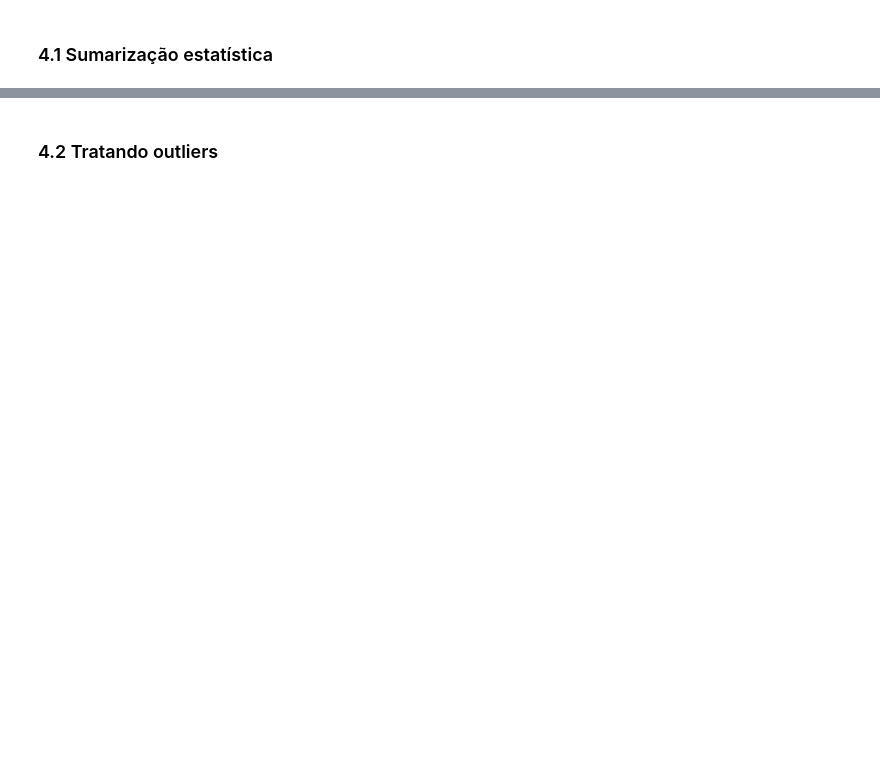
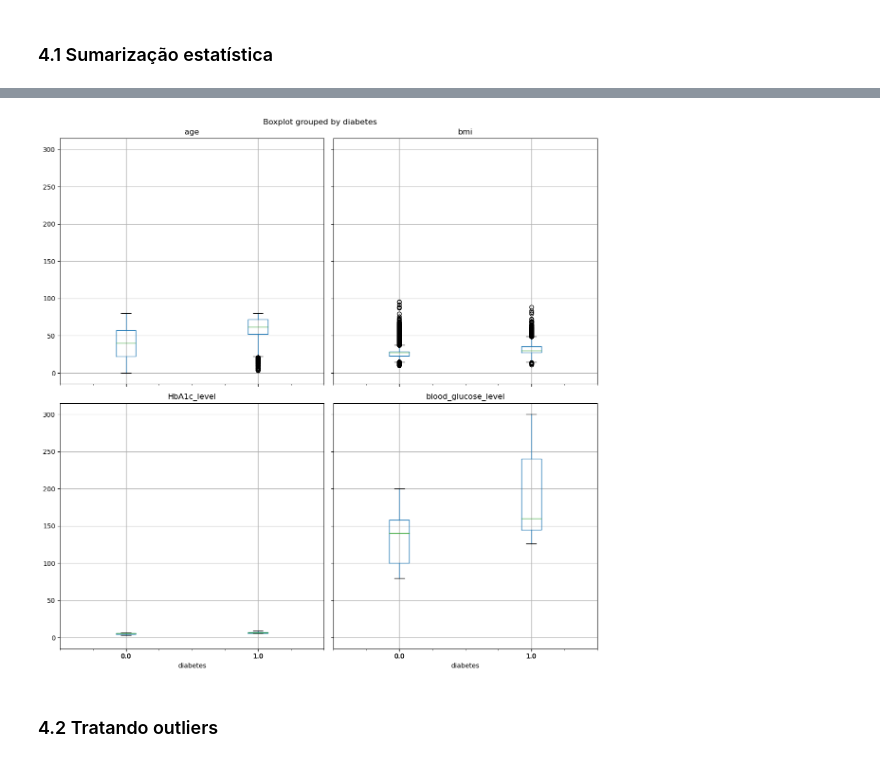
Before and after one commit to Carlos-Eduardo99/Diabetes_Prediction, a Jupyter notebook: Untitled.ipynb, the cells around one changed output, grey strips where cells are left out. Cells and saved outputs as stored; diff of their text form; code cells hidden in the pictures; blank space fills up the shorter version.

```diff
--- a/Untitled.ipynb
+++ b/Untitled.ipynb
@@ -221,9 +262,11 @@ plt.show()
 # %%
-columns_to_plot = ['bmi', 'HbA1c_level', 'blood_glucose_level']
+columns_to_plot = ['age','bmi', 'HbA1c_level', 'blood_glucose_level']
 
 data.boxplot(column=columns_to_plot, by='diabetes', figsize=(12, 12))
 plt.tight_layout()
 plt.show()
+# %% [output]
+[figure, added]
 # %% [markdown]
 ### 4.2 Tratando outliers
 # %%
```
Also changed, not shown: parts of 27 cells of this notebook, 5 other files.
